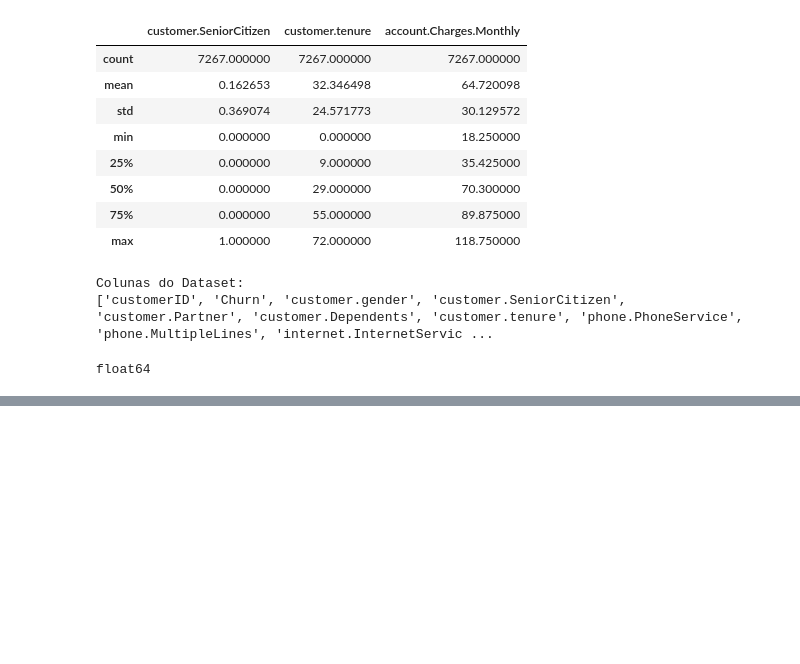
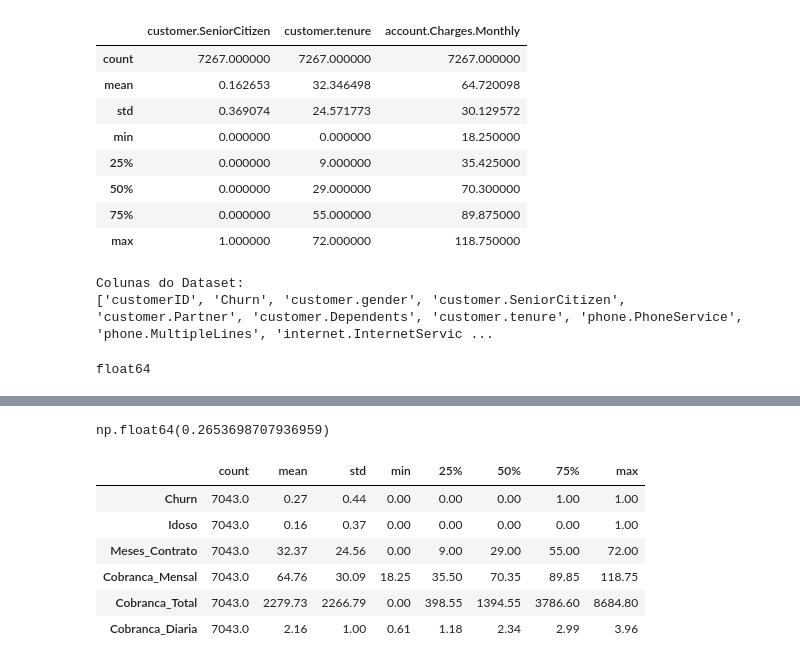
Before and after one commit to neigit485/Challeng-_TelecomX_BR_Evasao_Clientes, a Jupyter notebook: Challeng_TelecomX_BR_ETL.ipynb, the cells around one changed output, grey strips where cells are left out. Cells and saved outputs as stored; diff of their text form; code cells hidden in the pictures; blank space fills up the shorter version.

```diff
--- a/Challeng_TelecomX_BR_ETL.ipynb
+++ b/Challeng_TelecomX_BR_ETL.ipynb
@@ -69,0 +264,14 @@ float64
+# %%
+(df_telecom['Churn'].mean())
+# %% [output]
+np.float64(0.2653698707936959)
+# %%
+display(df_telecom.describe().round(2).T)
+# %% [output]
+|  | count | mean | std | min | 25% | 50% | 75% | max |
+| Churn | 7043.0 | 0.27 | 0.44 | 0.00 | 0.00 | 0.00 | 1.00 | 1.00 |
+| Idoso | 7043.0 | 0.16 | 0.37 | 0.00 | 0.00 | 0.00 | 0.00 | 1.00 |
+| Meses_Contrato | 7043.0 | 32.37 | 24.56 | 0.00 | 9.00 | 29.00 | 55.00 | 72.00 |
+| Cobranca_Mensal | 7043.0 | 64.76 | 30.09 | 18.25 | 35.50 | 70.35 | 89.85 | 118.75 |
+| Cobranca_Total | 7043.0 | 2279.73 | 2266.79 | 0.00 | 398.55 | 1394.55 | 3786.60 | 8684.80 |
+| Cobranca_Diaria | 7043.0 | 2.16 | 1.00 | 0.61 | 1.18 | 2.34 | 2.99 | 3.96 |
```
Also changed, not shown: parts of 22 cells of this notebook.
